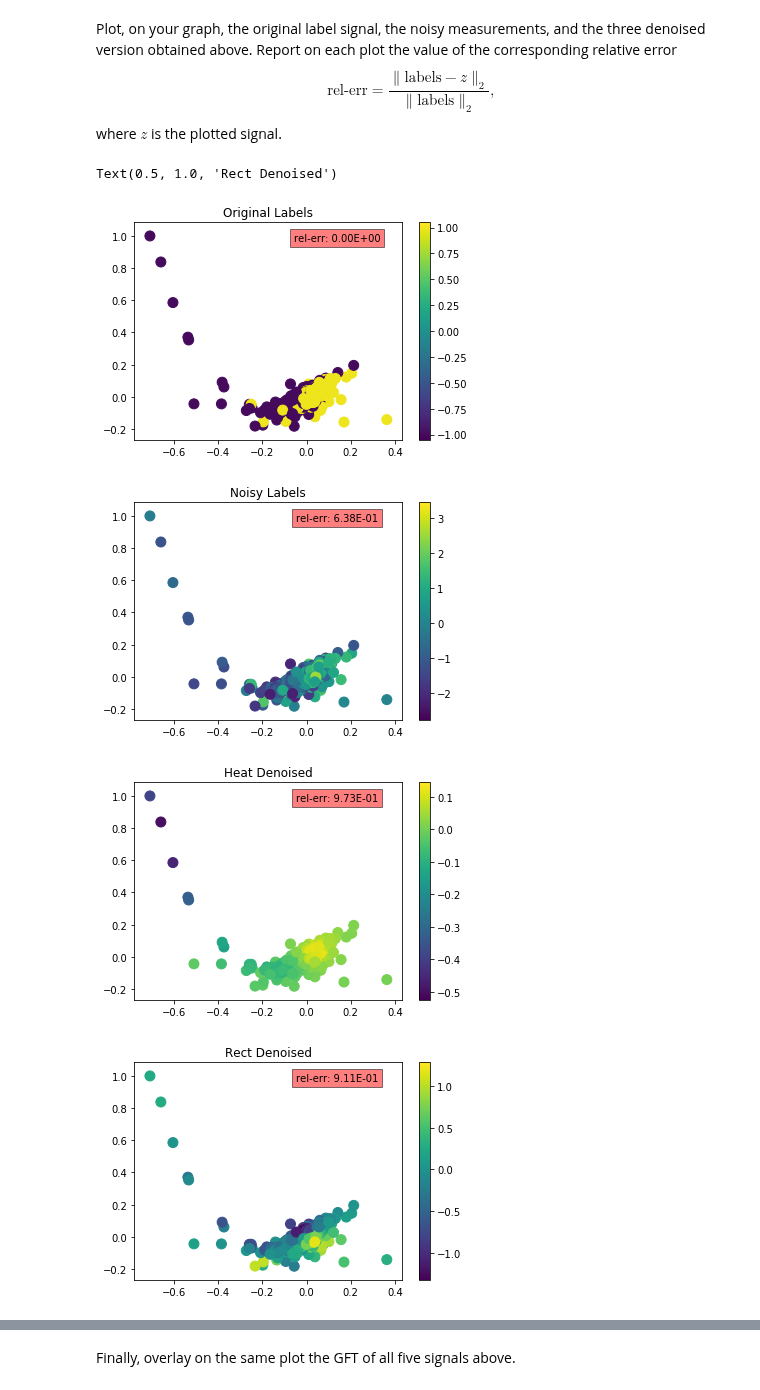
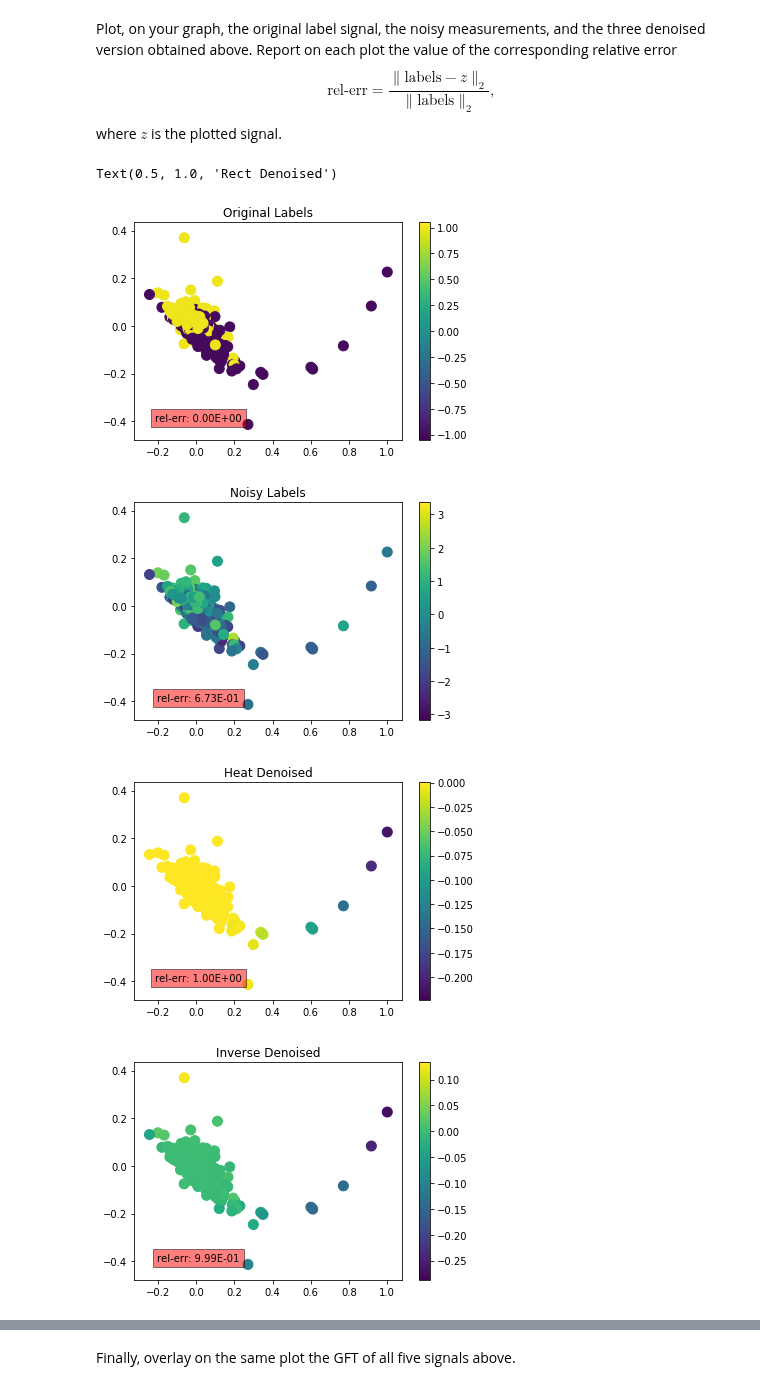
Before and after one commit to senakicir/ntds_project, a Jupyter notebook: 4_graph_signal_processing.ipynb, the cells around one changed output, grey strips where cells are left out. Drawn from its saved outputs; the diff is of its cells as text; code cells hidden in the pictures.

```diff
--- a/4_graph_signal_processing.ipynb
+++ b/4_graph_signal_processing.ipynb
@@ -86,7 +86,7 @@ Import those objects in the cell below (or recompute the Laplacian and Gradient
 
 _Note_: If your features/labels are not floating-point numbers, please convert them. For example, if your data has labels "cat" and "dog" for nodes that represent cats or dogs, respectively, you may assign the number `1.0` for the label "cat" and the number `-1.0` for the label "dog".
 # %%
-adjacency =  np.load('adjacency_noDisconnectedNodes_mfccStdMeanSkewKurtosisMedian.npy')# the adjacency matrix
+adjacency =  np.load('senatrial2.npy')# the adjacency matrix
 n_nodes = adjacency.shape[0]
 n_edges =  np.count_nonzero(adjacency)//2# the number of edges in the network
 
@@ -140,32 +140,3 @@ graph.set_coordinates('spring')
 plot_list = [0,1,2,-1]
 # %% [markdown]
 Plot the first 3 and the last Fourier basis vectors as signals on your graph. Clearly indicate which plot belongs to which basis vector.
-# %%
-# Your code here.
-fig, axes = plt.subplots(4, 1, figsize=(10, 3))
-for i, plot_ind in enumerate(plot_list):
-    ax = axes[i]#[i%2]
-    graph.plot_signal(np.asarray(U)[:, plot_ind])
-    plt.title('Eigenvector {}'.format(plot_ind+1 if plot_ind>= 0 else n_nodes))
-    ax.set_axis_off()
-fig.tight_layout()
-#################REMOVE ALL EVIDENCE
-
-
-#graph.compute_fourier_basis()
-
-#graph.set_coordinates('line1D')
-#fig = plt.figure()
-#index = np.arange(U.shape[0])
-#plt.plot(index, np.squeeze(np.asarray(graph.U[:,0])), label="1st")
-#plt.plot(index, np.squeeze(np.asarray(graph.U[:,1])), label="2nd")
-#plt.plot(index, np.squeeze(np.asarray(graph.U[:,2])), label="3rd")
-#plt.plot(index, np.squeeze(np.asarray(graph.U[:,-1])), label="last")
-#plt.legend()
-#plt.show()
-#plt.close(fig)
-#for i, ax in enumerate(axes):
-#graph.plot_signal(graph.U[:, [0,1,2,-1]])
-#    _ = ax.set_title('Eigenvector {}'.format(i+2))
-#    ax.set_axis_off()
-#fig.tight_layout()
@@ -243,7 +230,8 @@ def heat_kernel(e, t):
     return np.exp(-e*t)#/(e[-1]*1.01))
 
 def inverse_kernel(e, t):
-    return np.linalg.inv(np.eye(n_nodes)+t*L)
+
+    return np.power(np.ones((n_nodes,))+t*e,-1)
 
 def rectangle_kernel(e, l_min, l_max):
     kernel = np.zeros([n_nodes,])
@@ -253,7 +241,6 @@ def rectangle_kernel(e, l_min, l_max):
 def graph_filter(x, kernel, **kwargs):
     gft_x = GFT(x)
     out_kernel = kernel(e, **kwargs)
-    print(out_kernel.shape)
     filtered_x = iGFT(out_kernel*gft_x)
     return filtered_x
 # %% [markdown]
@@ -358,5 +348,5 @@ l_min = 0.2
 l_max = 0.8
 
 z_heat_denoised = graph_filter(noisy_measurements, heat_kernel, t=t_heat) # Your code here.
-#z_inv_denoised = graph_filter(noisy_measurements, inverse_kernel, t=t_heat)# Your code here.
+z_inv_denoised = graph_filter(noisy_measurements, inverse_kernel, t=t_heat)# Your code here.
 z_rect_denoised = graph_filter(noisy_measurements, rectangle_kernel, l_min = l_min, l_max = l_max)# Your code here.
@@ -372,29 +359,29 @@ where $z$ is the plotted signal.
 # %%
 # Your code here.
 def relative_error(signal):
     return np.linalg.norm((labels-signal))/np.linalg.norm(labels)
 
 graph.plot_signal(labels)
 plt.title("Original Labels")
 plt.text(0.32, 10, 'rel-err: {:.2E}'.format(relative_error(labels)), horizontalalignment='center',verticalalignment='baseline', transform=ax.transAxes,bbox=dict(facecolor='red', alpha=0.5))
 graph.plot_signal(noisy_measurements)
 plt.text(0.32, 10, 'rel-err: {:.2E}'.format(relative_error(noisy_measurements)), horizontalalignment='center',verticalalignment='baseline', transform=ax.transAxes,bbox=dict(facecolor='red', alpha=0.5))
 plt.title("Noisy Labels")
 
 graph.plot_signal(z_heat_denoised)
 plt.text(0.32, 10, 'rel-err: {:.2E}'.format(relative_error(z_heat_denoised)), horizontalalignment='center',verticalalignment='baseline', transform=ax.transAxes,bbox=dict(facecolor='red', alpha=0.5))
 plt.title("Heat Denoised")
 
-#graph.plot_signal(z_inv_denoised)
-#plt.text(0.5, 0.9, 'rel-err: {}'.format(relative_error(z_inv_denoised)), horizontalalignment='center',verticalalignment='baseline', transform=ax.transAxes,bbox=dict(facecolor='red', alpha=0.5))
-#plt.title("Inverse Denoised")
+graph.plot_signal(z_inv_denoised)
+plt.text(0.32, 10, 'rel-err: {:.2E}'.format(relative_error(z_inv_denoised)), horizontalalignment='center',verticalalignment='baseline', transform=ax.transAxes,bbox=dict(facecolor='red', alpha=0.5))
+plt.title("Inverse Denoised")
 
 graph.plot_signal(z_rect_denoised)
 plt.text(0.32, 10, 'rel-err: {:.2E}'.format(relative_error(z_rect_denoised)), horizontalalignment='center',verticalalignment='baseline', transform=ax.transAxes,bbox=dict(facecolor='red', alpha=0.5))
 plt.title("Rect Denoised")
 # %% [output]
 Text(0.5, 1.0, 'Rect Denoised')
-[figure, old version]
+[figure, new version]
-[figure, old version]
+[figure, new version]
-[figure, old version]
+[figure, new version]
-[figure, old version]
+[figure, new version]
```
Also changed, not shown: parts of 16 cells of this notebook, 1 other file.
